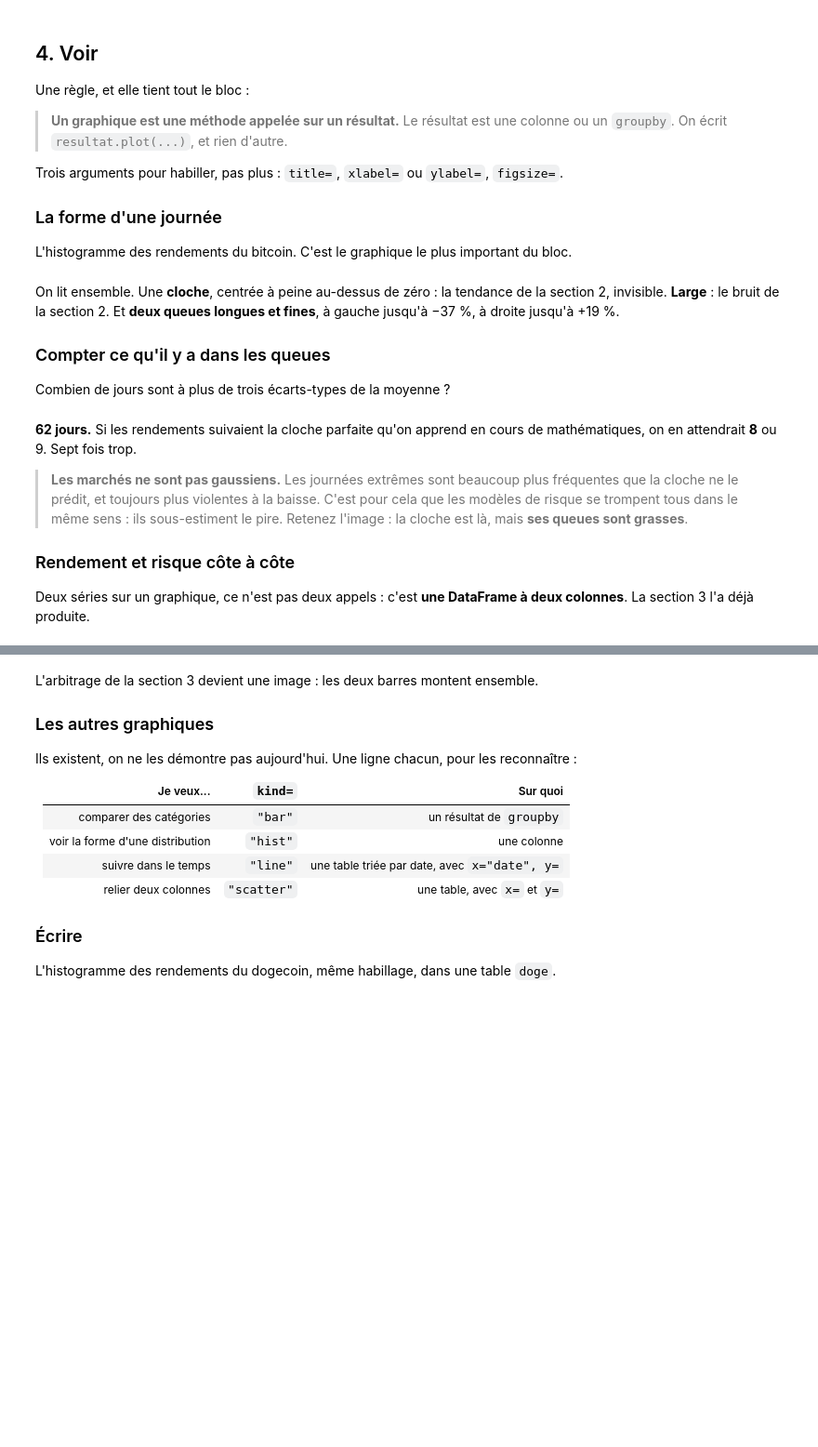
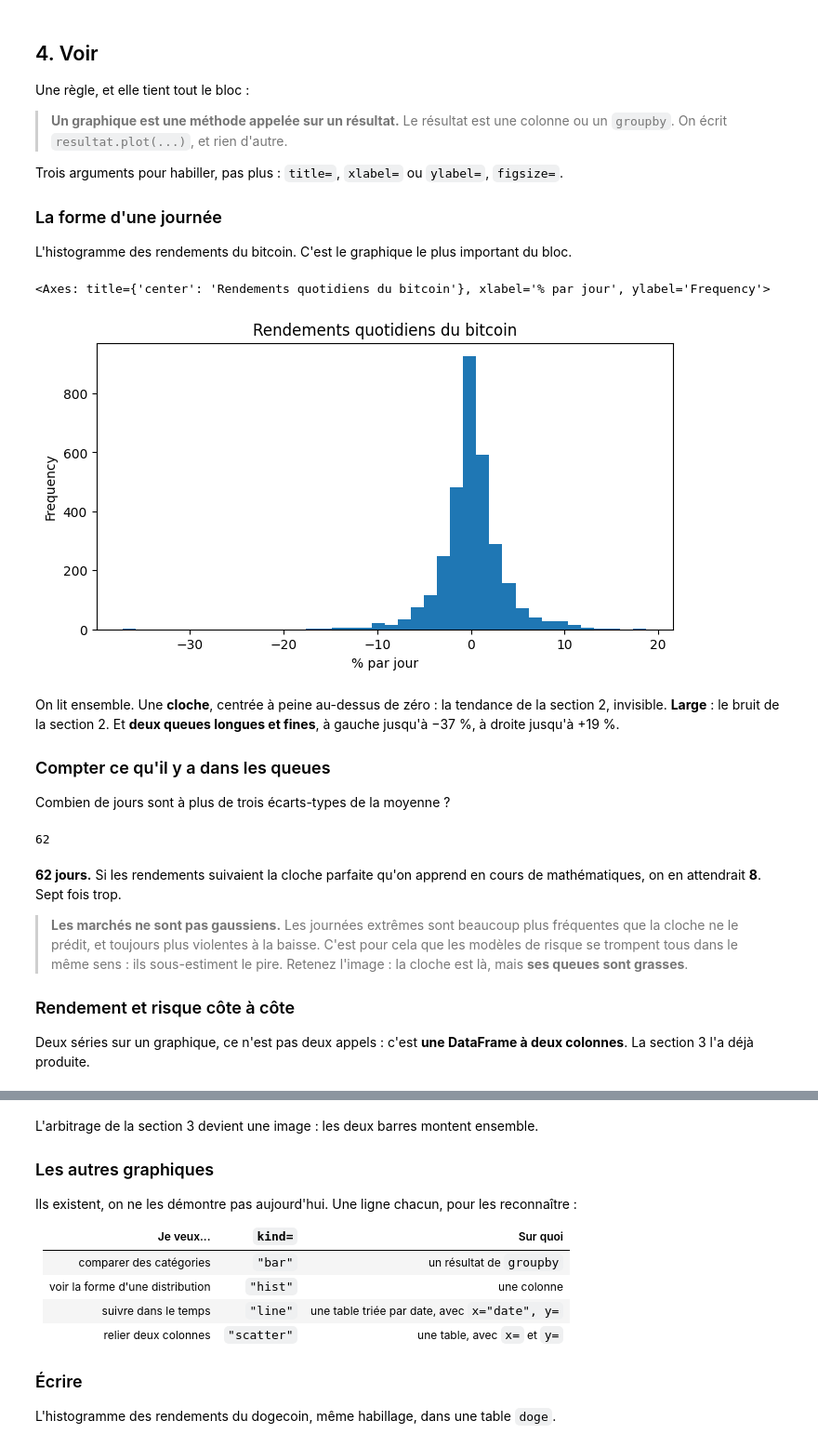
Before and after one commit to aureliensalas/python_finance, a Jupyter notebook: stats_crypto/cours/seance1_cours.ipynb, the cells around one changed output, grey strips where cells are left out. Shown at 93% size. Drawn from its saved outputs; the diff is of its cells as text; code cells hidden in the pictures; blank space fills up the shorter version.

```diff
--- a/stats_crypto/cours/seance1_cours.ipynb
+++ b/stats_crypto/cours/seance1_cours.ipynb
@@ -348,7 +442,10 @@ Trois arguments pour habiller, pas plus : `title=`, `xlabel=` ou `ylabel=`, `fig
 
 L'histogramme des rendements du bitcoin. C'est le graphique le plus important du bloc.
 # %%
-btc["r"].plot(kind="hist", bins=60, title="Rendements quotidiens du bitcoin", xlabel="% par jour", figsize=(8, 4))
+btc["r"].plot(kind="hist", bins=40, title="Rendements quotidiens du bitcoin", xlabel="% par jour", figsize=(8, 4))
+# %% [output]
+<Axes: title={'center': 'Rendements quotidiens du bitcoin'}, xlabel='% par jour', ylabel='Frequency'>
+[figure, added]
 # %% [markdown]
 On lit ensemble. Une **cloche**, centrée à peine au-dessus de zéro : la tendance de la section 2, invisible. **Large** : le bruit de la section 2. Et **deux queues longues et fines**, à gauche jusqu'à −37 %, à droite jusqu'à +19 %.
 
@@ -356,9 +453,11 @@ On lit ensemble. Une **cloche**, centrée à peine au-dessus de zéro : la tenda
 
 Combien de jours sont à plus de trois écarts-types de la moyenne ?
 # %%
-(btc["r"].abs() > 3 * btc["r"].std()).sum()
+print((btc["r"].abs() > 3 * btc["r"].std()).sum())
+# %% [output]
+62
 # %% [markdown]
-**62 jours.** Si les rendements suivaient la cloche parfaite qu'on apprend en cours de mathématiques, on en attendrait **8** ou 9. Sept fois trop.
+**62 jours.** Si les rendements suivaient la cloche parfaite qu'on apprend en cours de mathématiques, on en attendrait **8**. Sept fois trop.
 
 > **Les marchés ne sont pas gaussiens.** Les journées extrêmes sont beaucoup plus fréquentes que la cloche ne le prédit, et toujours plus violentes à la baisse. C'est pour cela que les modèles de risque se trompent tous dans le même sens : ils sous-estiment le pire. Retenez l'image : la cloche est là, mais **ses queues sont grasses**.
 
```
Also changed, not shown: parts of 19 cells of this notebook.
